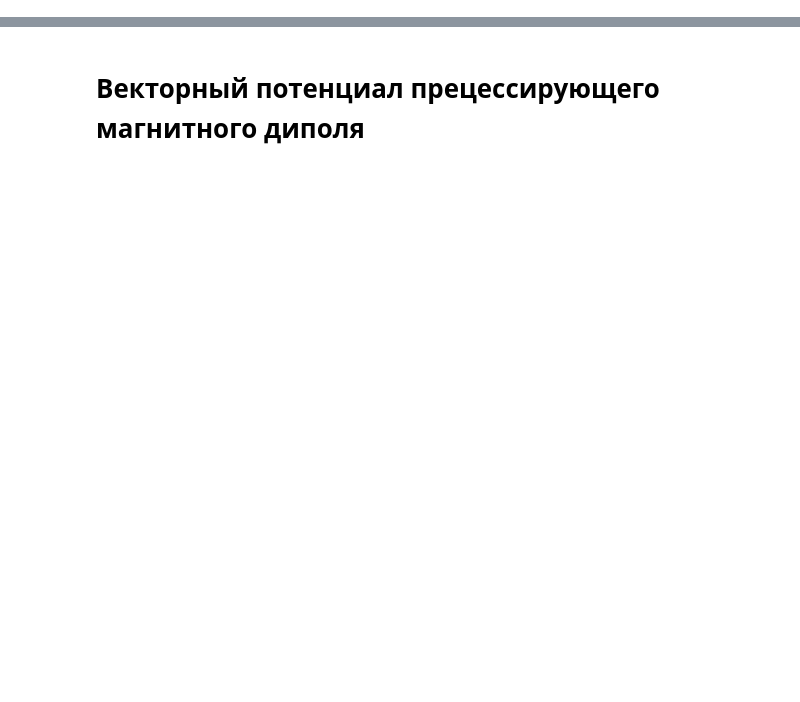
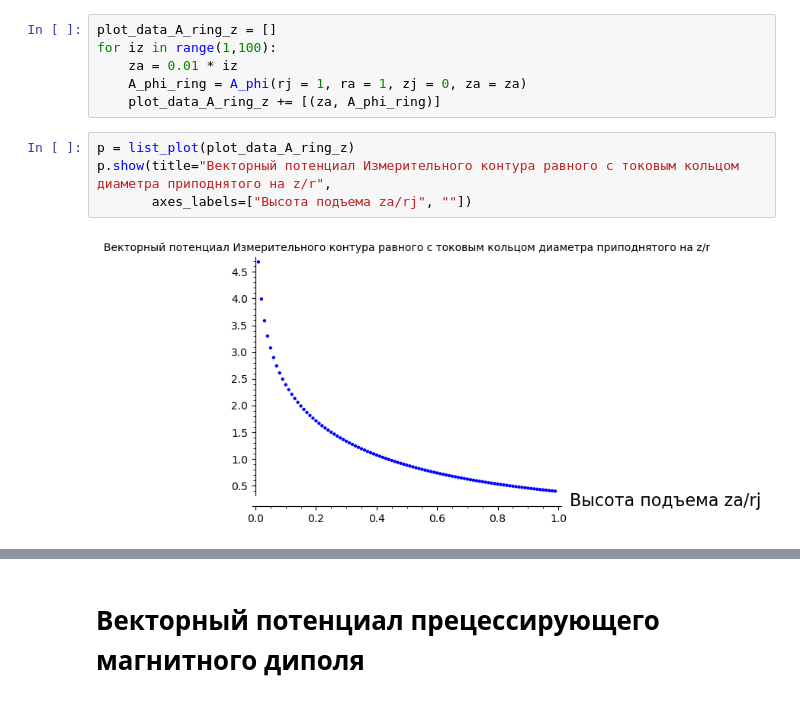
Before and after one commit to daju1/articles, a Jupyter notebook: electrostatic_vector_potential/Vector_potential_of_a_precessing_magnetic_dipole.ipynb, the cells around one changed output, grey strips where cells are left out. Saved outputs shown, nothing was run; the diff lists cells and outputs as text; blank space fills up the shorter version.

```diff
--- a/electrostatic_vector_potential/Vector_potential_of_a_precessing_magnetic_dipole.ipynb
+++ b/electrostatic_vector_potential/Vector_potential_of_a_precessing_magnetic_dipole.ipynb
@@ -0,0 +194,12 @@
+# %%
+plot_data_A_ring_z = []
+for iz in range(1,100):
+    za = 0.01 * iz
+    A_phi_ring = A_phi(rj = 1, ra = 1, zj = 0, za = za)
+    plot_data_A_ring_z += [(za, A_phi_ring)]
+# %%
+p = list_plot(plot_data_A_ring_z)
+p.show(title="Векторный потенциал Измерительного контура равного с токовым кольцом диаметра приподнятого на z/r",
+       axes_labels=["Высота подъема za/rj", ""])
+# %% [output]
+[figure, added]
```
Also changed, not shown: parts of 56 cells of this notebook, 1 other file.
